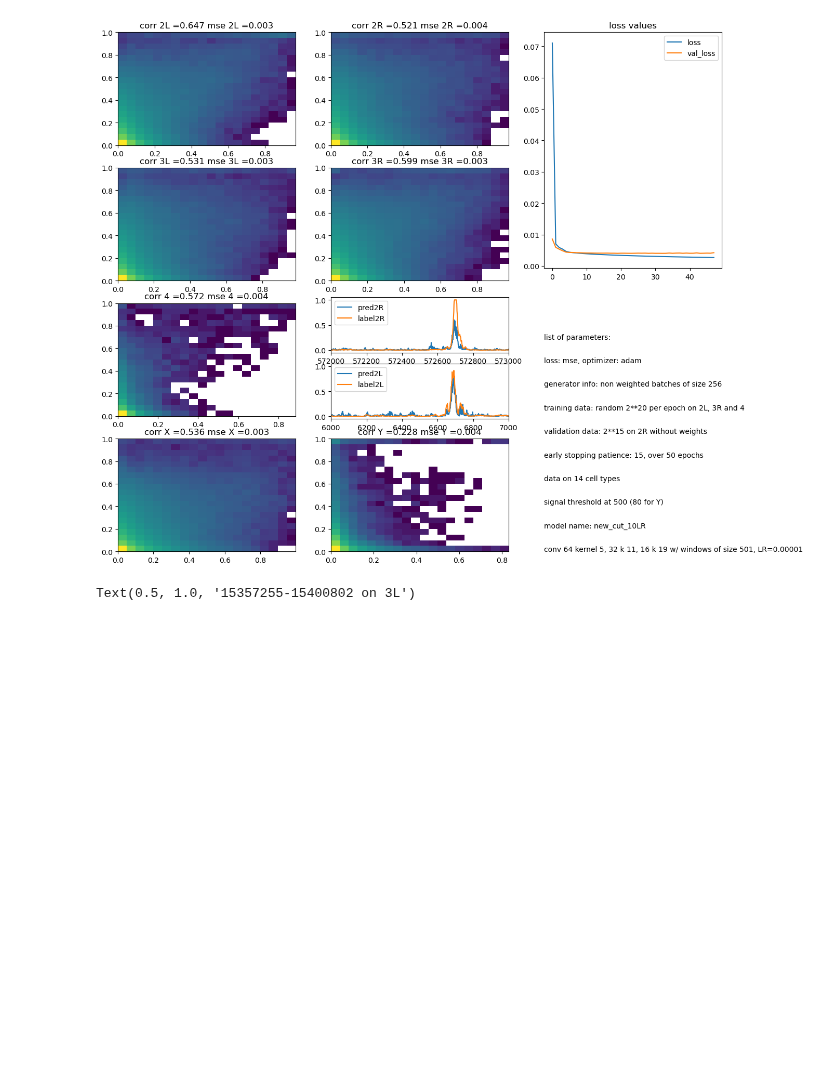
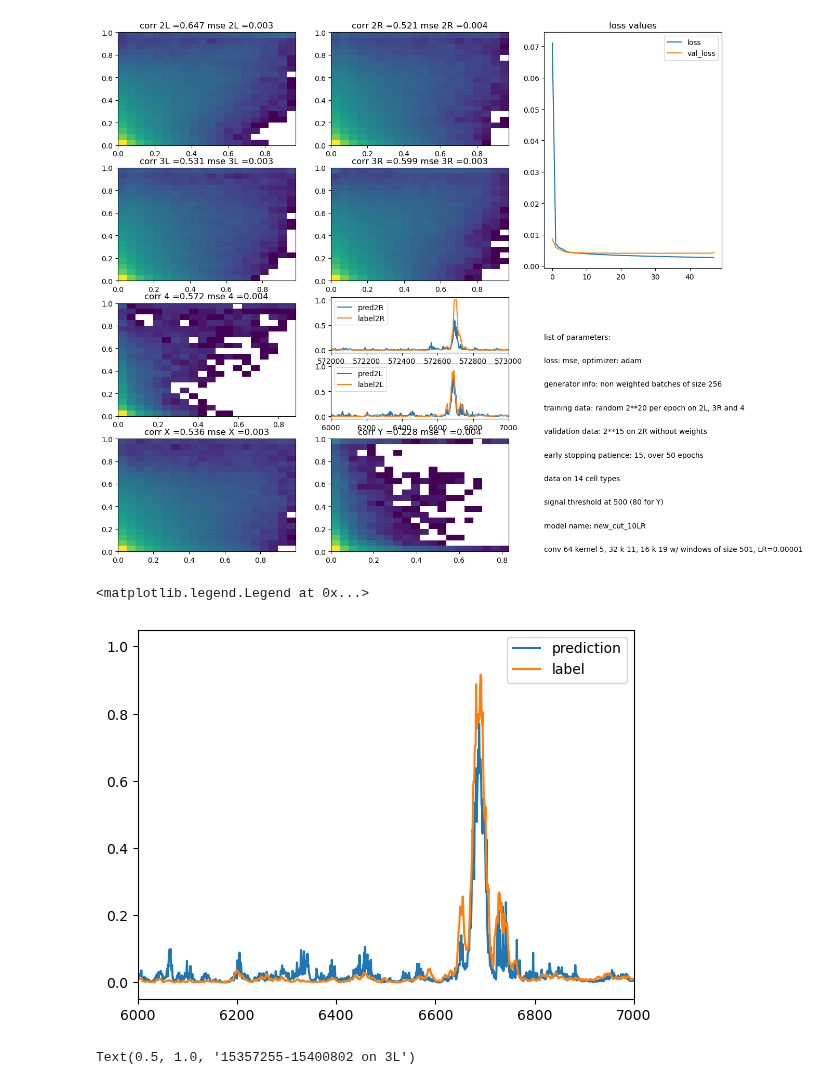
Before and after one commit to floriantilliet/mnhn_internship, a Jupyter notebook: model_visualization.ipynb, the cells around one changed output. Drawn from its saved outputs; the diff is of its cells as text; code cells hidden in the pictures; blank space fills up the shorter version.

```diff
--- a/model_visualization.ipynb
+++ b/model_visualization.ipynb
@@ -313,6 +320,14 @@ plt.axis("off")
 plt.subplots_adjust(bottom=0.001, top=0.9999)
 # %% [output]
 [figure]
+# %%
+plt.plot(pred2L,label='prediction')
+plt.plot(Y_2L[::10],label='label')
+plt.xlim(6000,7000)
+plt.legend()
+# %% [output]
+<matplotlib.legend.Legend at 0x...>
+[figure, added]
 # %%
 #multiple plots
 
```
Also changed, not shown: parts of 1 cell of this notebook, 2 other files.
